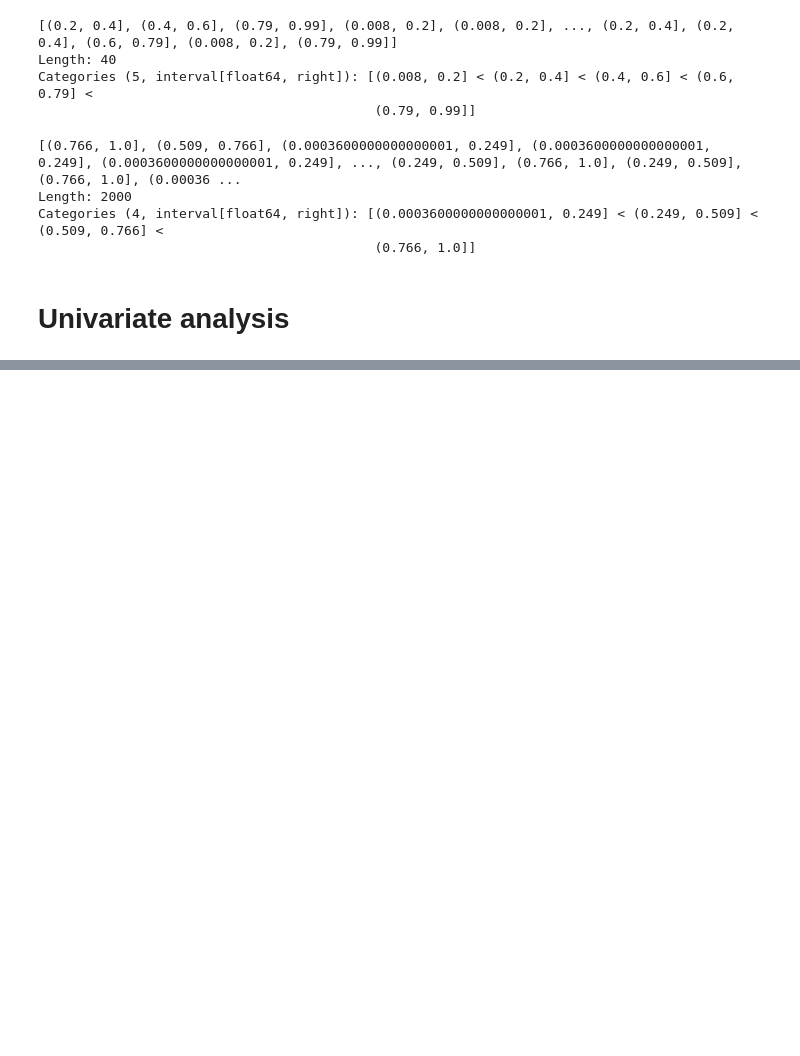
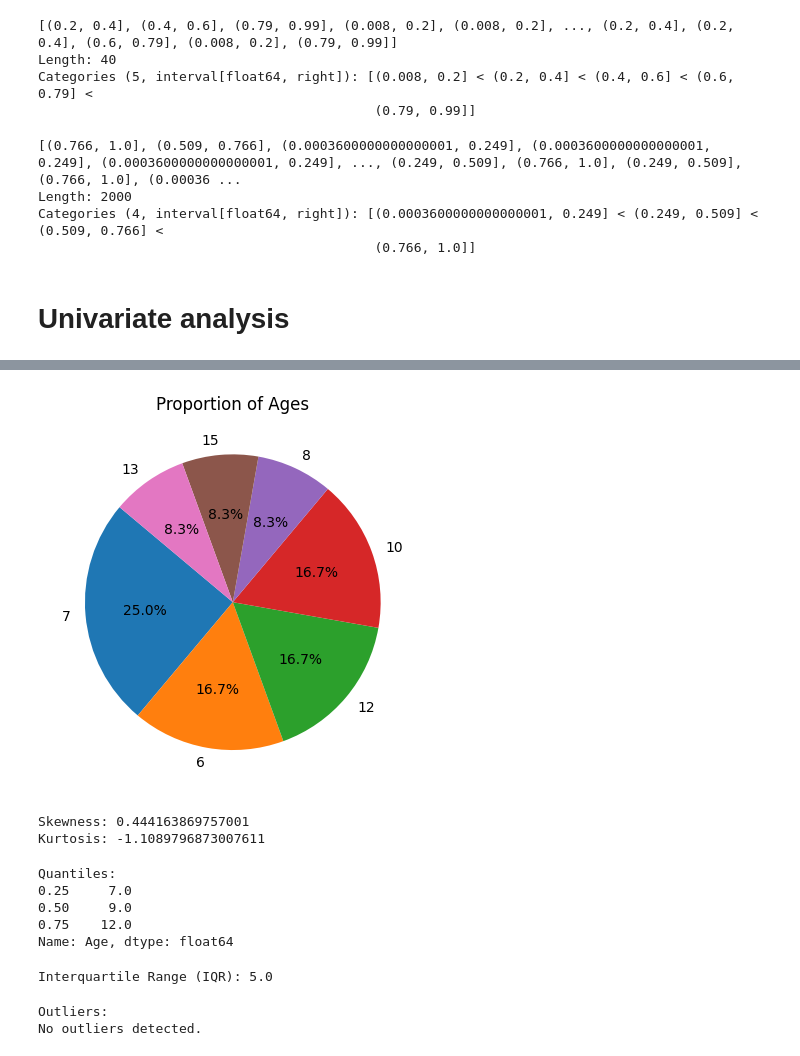
Before and after one commit to r4coder/DA, a Jupyter notebook: DA.ipynb, the cells around one changed output, grey strips where cells are left out. Drawn from its saved outputs; the diff is of its cells as text; code cells hidden in the pictures; blank space fills up the shorter version.

```diff
--- a/DA.ipynb
+++ b/DA.ipynb
@@ -751,0 +842,50 @@ Categories (4, interval[float64, right]): [(0.0003600000000000001, 0.249] < (0.2
+# %%
+# Pie chart to visualize proportion of each age
+plt.pie(frequency, labels=frequency.index, autopct='%1.1f%%', startangle=140)
+plt.title('Proportion of Ages')
+plt.show()
+# %% [output]
+[figure, added]
+# %%
+from scipy.stats import skew, kurtosis
+
+# Calculate skewness and kurtosis
+age_skewness = skew(df['Age'])
+age_kurtosis = kurtosis(df['Age'])
+
+print(f"\nSkewness: {age_skewness}")
+print(f"Kurtosis: {age_kurtosis}")
+# %% [output]
+Skewness: 0.444163869757001
+Kurtosis: -1.1089796873007611
+# %%
+# Quantiles (e.g., 25th, 50th, 75th percentiles)
+quantiles = df['Age'].quantile([0.25, 0.5, 0.75])
+print("\nQuantiles:")
+print(quantiles)
+# %% [output]
+Quantiles:
+0.25     7.0
+0.50     9.0
+0.75    12.0
+Name: Age, dtype: float64
+# %%
+# Interquartile Range (IQR)
+Q1 = df['Age'].quantile(0.25)
+Q3 = df['Age'].quantile(0.75)
+IQR = Q3 - Q1
+
+print(f"\nInterquartile Range (IQR): {IQR}")
+# %% [output]
+Interquartile Range (IQR): 5.0
+# %%
+# Outlier detection using IQR
+lower_bound = Q1 - 1.5 * IQR
+upper_bound = Q3 + 1.5 * IQR
+
+outliers = df[(df['Age'] < lower_bound) | (df['Age'] > upper_bound)]
+print("\nOutliers:")
+print(outliers if not outliers.empty else "No outliers detected.")
+# %% [output]
+Outliers:
+No outliers detected.
```
Also changed, not shown: parts of 7 cells of this notebook.
